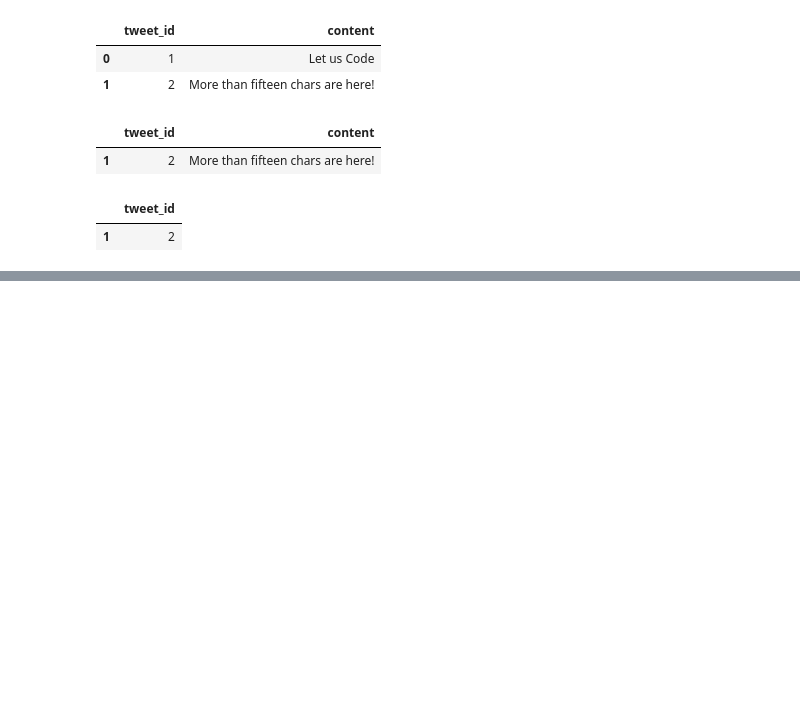
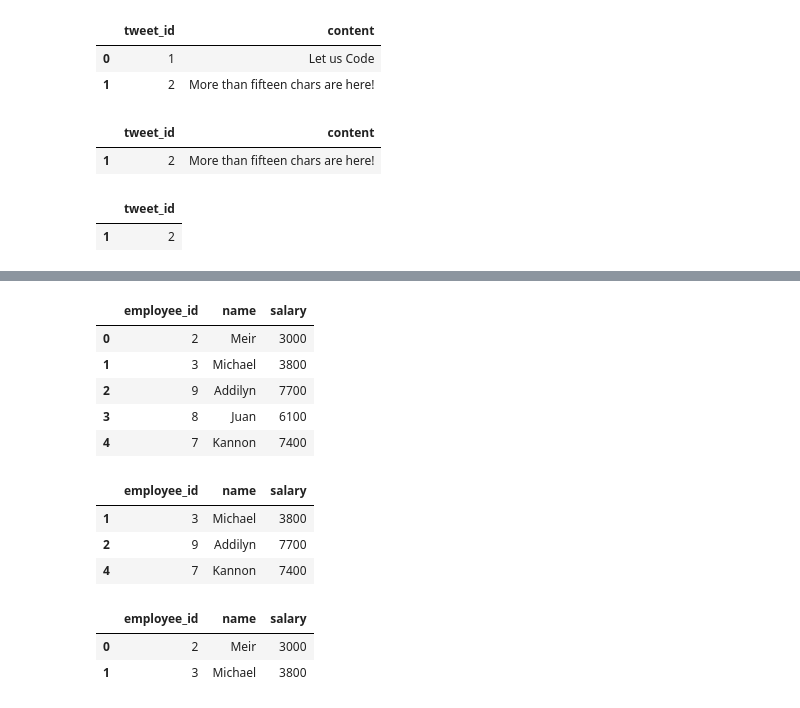
Before and after one commit to sayanarajasekhar/pandas, a Jupyter notebook: Leetcode_Pandas.ipynb, the cells around one changed output, grey strips where cells are left out. Cells and saved outputs as stored; diff of their text form; code cells hidden in the pictures; blank space fills up the shorter version.

```diff
--- a/Leetcode_Pandas.ipynb
+++ b/Leetcode_Pandas.ipynb
@@ -407,0 +460,31 @@ df.query('content.str.len() > 15')[['tweet_id']]
+# %%
+import pandas as pd
+df = pd.DataFrame({
+    'employee_id': [2, 3, 9, 8, 7],
+    'name': ['Meir', 'Michael', 'Addilyn', 'Juan', 'Kannon'],
+    'salary': [3000, 3800, 7700, 6100, 7400]
+})
+
+df
+# %% [output]
+|  | employee_id | name | salary |
+| 0 | 2 | Meir | 3000 |
+| 1 | 3 | Michael | 3800 |
+| 2 | 9 | Addilyn | 7700 |
+| 3 | 8 | Juan | 6100 |
+| 4 | 7 | Kannon | 7400 |
+# %%
+# get employee_id  whose id is an odd
+df[df['employee_id'] % 2 != 0]
+# %% [output]
+|  | employee_id | name | salary |
+| 1 | 3 | Michael | 3800 |
+| 2 | 9 | Addilyn | 7700 |
+| 4 | 7 | Kannon | 7400 |
+# %%
+# get employees whose name starts with `M`
+df[df['name'].str.startswith('M')]
+# %% [output]
+|  | employee_id | name | salary |
+| 0 | 2 | Meir | 3000 |
+| 1 | 3 | Michael | 3800 |
```
Also changed, not shown: parts of 4 cells of this notebook.
